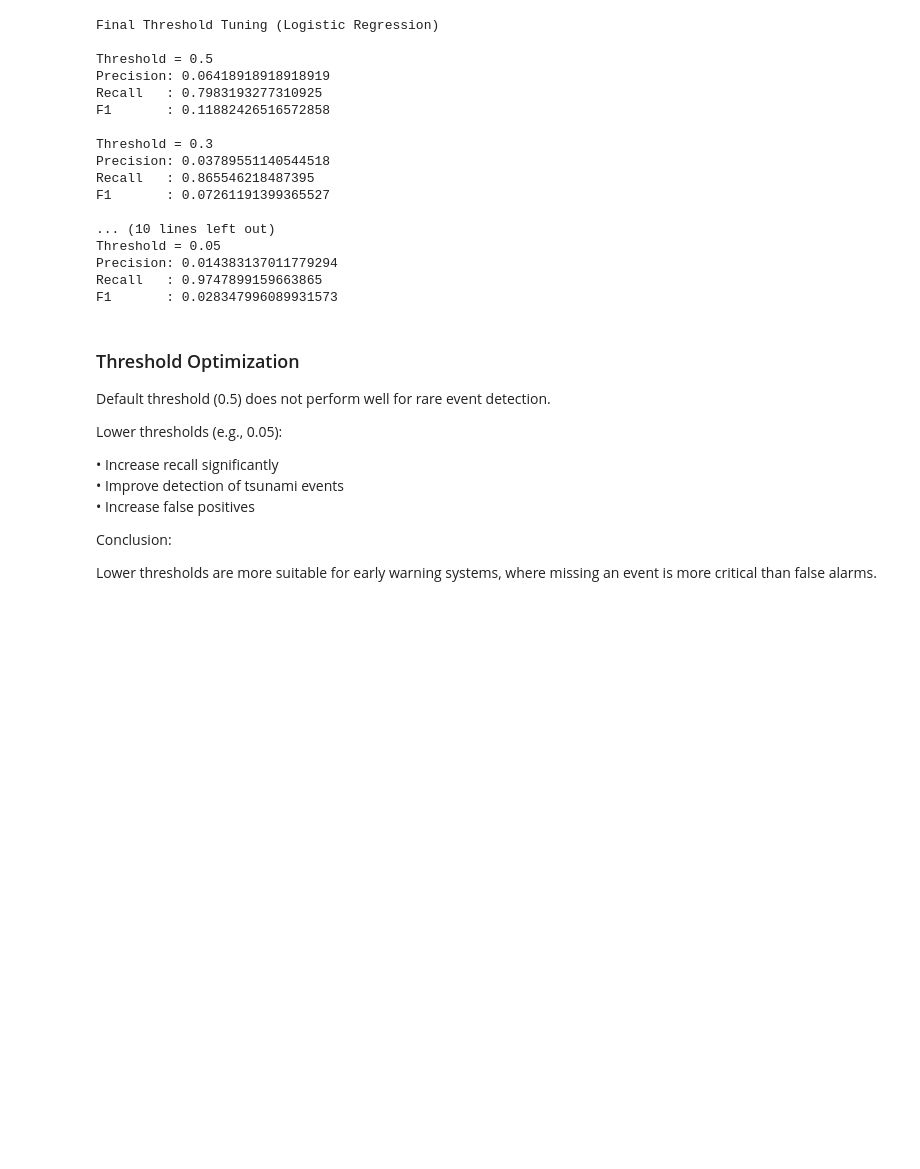
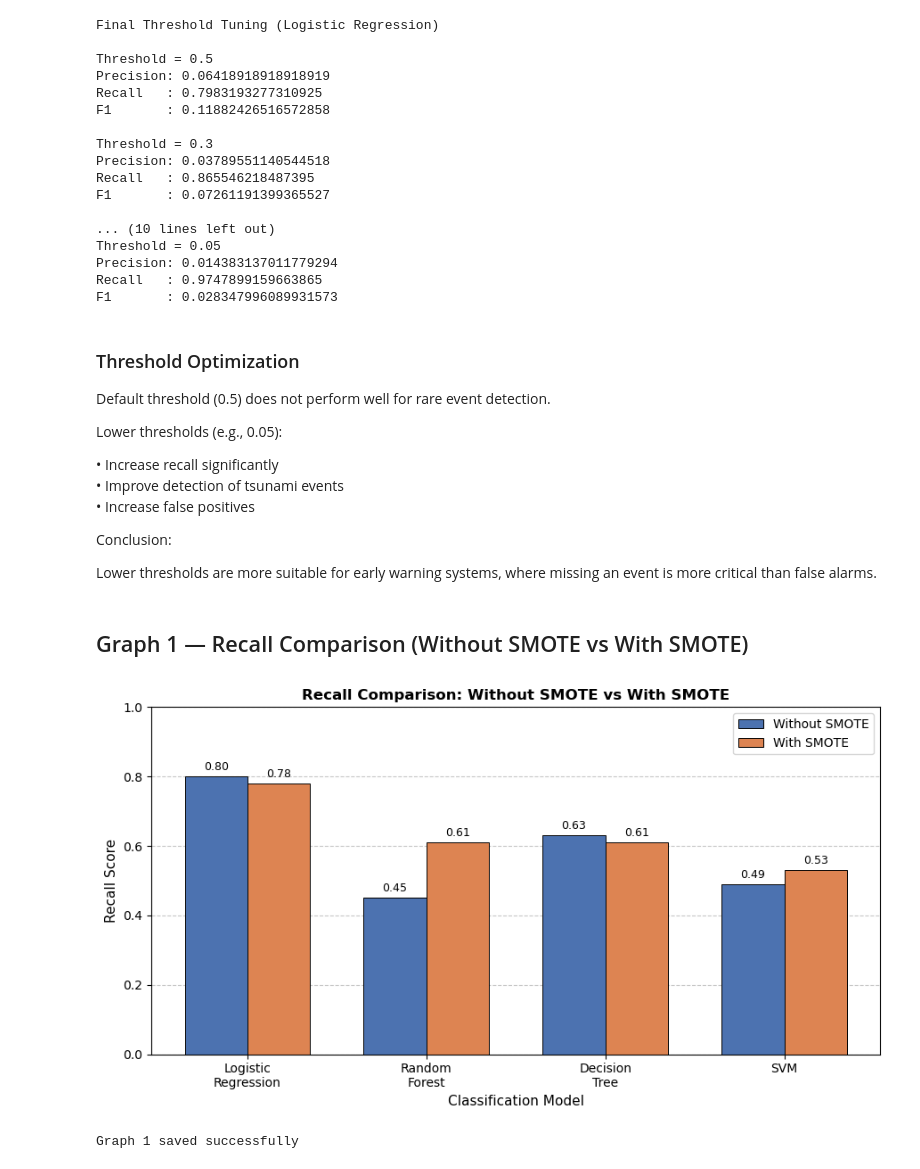
Before and after one commit to Chiragdhakad/tsunami-prediction-ml, a Jupyter notebook: tsunami_prediction_research_main.ipynb, the cells around one changed output. Drawn from its saved outputs; the diff is of its cells as text; code cells hidden in the pictures; blank space fills up the shorter version.

```diff
--- a/tsunami_prediction_research_main.ipynb
+++ b/tsunami_prediction_research_main.ipynb
@@ -2134,3 +2232,51 @@ Conclusion:
 
 Lower thresholds are more suitable for early warning systems,
 where missing an event is more critical than false alarms.
+# %% [markdown]
+ ## Graph 1 — Recall Comparison (Without SMOTE vs With SMOTE)
+# %%
+import matplotlib.pyplot as plt
+import numpy as np
+
+# Data from your experiments
+models = ['Logistic\nRegression', 'Random\nForest', 'Decision\nTree', 'SVM']
+
+recall_no_smote = [0.80, 0.45, 0.63, 0.49]
+recall_smote    = [0.78, 0.61, 0.61, 0.53]
+
+x = np.arange(len(models))
+width = 0.35
+
+fig, ax = plt.subplots(figsize=(9, 5))
+
+bars1 = ax.bar(x - width/2, recall_no_smote, width,
+               label='Without SMOTE', color='#4C72B0', edgecolor='black', linewidth=0.7)
+bars2 = ax.bar(x + width/2, recall_smote, width,
+               label='With SMOTE', color='#DD8452', edgecolor='black', linewidth=0.7)
+
+# Value labels on top of bars
+for bar in bars1:
+    ax.text(bar.get_x() + bar.get_width()/2, bar.get_height() + 0.01,
+            f'{bar.get_height():.2f}', ha='center', va='bottom', fontsize=9)
+
+for bar in bars2:
+    ax.text(bar.get_x() + bar.get_width()/2, bar.get_height() + 0.01,
+            f'{bar.get_height():.2f}', ha='center', va='bottom', fontsize=9)
+
+ax.set_xlabel('Classification Model', fontsize=11)
+ax.set_ylabel('Recall Score', fontsize=11)
+ax.set_title('Recall Comparison: Without SMOTE vs With SMOTE', fontsize=12, fontweight='bold')
+ax.set_xticks(x)
+ax.set_xticklabels(models, fontsize=10)
+ax.set_ylim(0, 1.0)
+ax.legend(fontsize=10)
+ax.yaxis.grid(True, linestyle='--', alpha=0.7)
+ax.set_axisbelow(True)
+
+plt.tight_layout()
+plt.savefig('graph1_recall_comparison.png', dpi=300, bbox_inches='tight')
+plt.show()
+print("Graph 1 saved successfully")
+# %% [output]
+[figure, added]
+Graph 1 saved successfully
```
Also changed, not shown: parts of 18 cells of this notebook.
